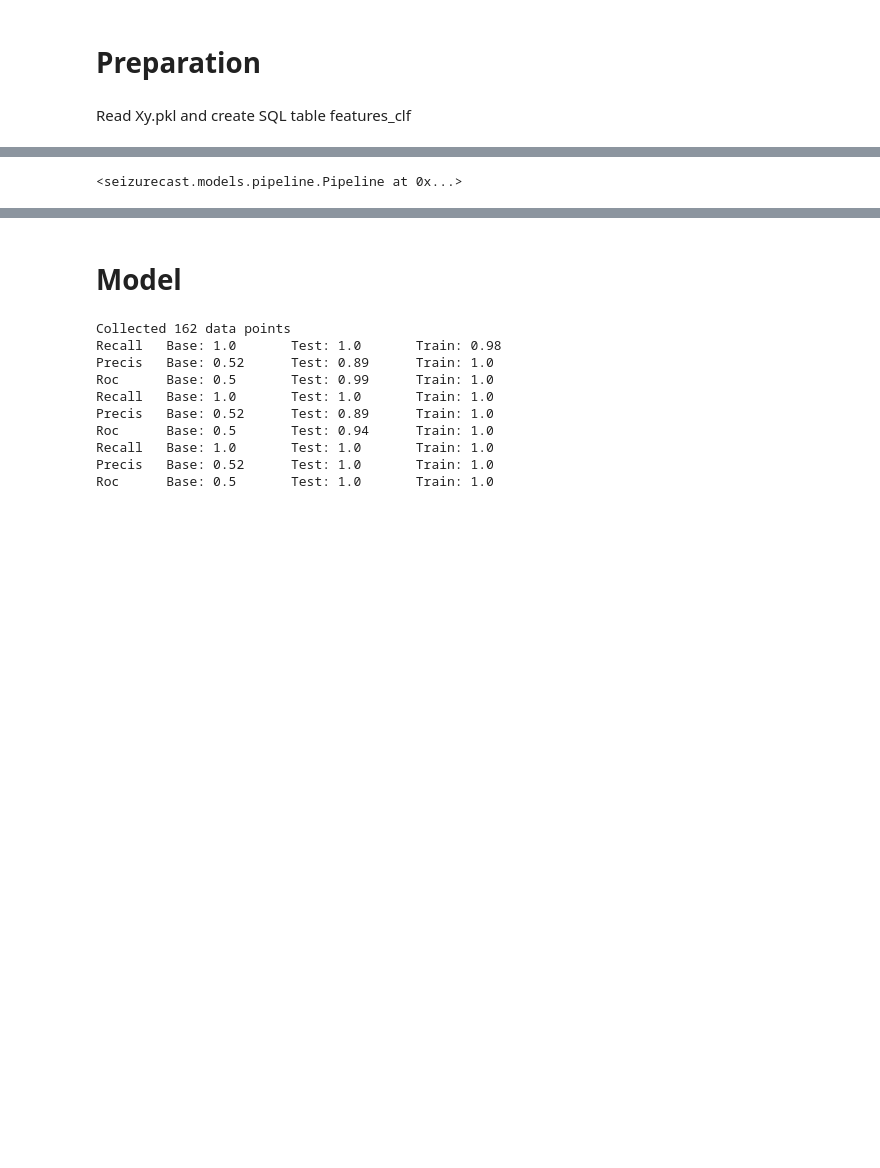
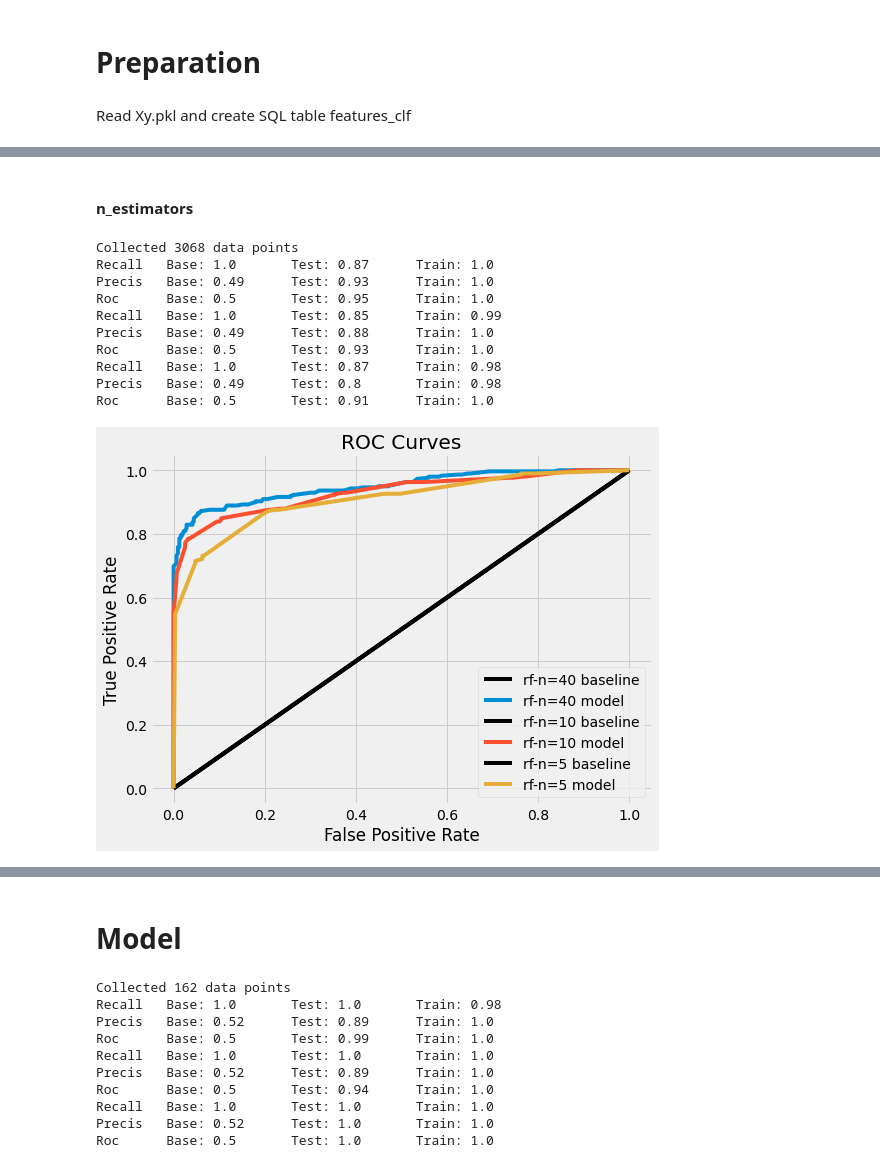
Before and after one commit to ylin00/seizurecast, a Jupyter notebook: notebooks/Model-selection.ipynb, the cells around one changed output, grey strips where cells are left out. Saved outputs shown, nothing was run; the diff lists cells and outputs as text; code cells hidden in the pictures; blank space fills up the shorter version.

Commit message:
Updated test cases

```diff
--- a/notebooks/Model-selection.ipynb
+++ b/notebooks/Model-selection.ipynb
@@ -33,7 +33,33 @@ df.head()
 | 2 | 2 | 118.398407 | 103.558887 | 217.767268 | 110.263221 | 259.158859 | 94.618777 | 282.728322 | 91.828163 | 9.295707 | 10.862188 | ... |
 | 3 | 3 | 146.201855 | 73.323898 | 143.239389 | 94.063935 | 250.564918 | 82.789087 | 190.061045 | 83.145690 | 7.629506 | 8.055133 | ... |
 | 4 | 4 | 73.529885 | 51.142607 | 79.946733 | 60.309404 | 89.267631 | 45.180769 | 111.289420 | 62.992251 | 7.774465 | 8.232175 | ... |
-# %%
-pipeline
-# %% [output]
-<seizurecast.models.pipeline.Pipeline at 0x...>
+# %% [markdown]
+#### n_estimators
+# %%
+from sklearn.ensemble import RandomForestClassifier
+from seizurecast.models.Result import Results
+
+pipeline.X = df.iloc[:,1:17].to_numpy()
+pipeline.y = df.iloc[:,17].to_numpy()
+pipeline.results = Results()
+pipeline.models = {}
+pipeline.models['rf-n=40'] = RandomForestClassifier(n_estimators=40, max_depth=None,
+                                               min_samples_split=3, random_state=0)
+pipeline.models['rf-n=10'] = RandomForestClassifier(n_estimators=10, max_depth=None,
+                                               min_samples_split=3, random_state=0)
+pipeline.models['rf-n=5'] = RandomForestClassifier(n_estimators=5, max_depth=None,
+                                               min_samples_split=3, random_state=0)
+pipeline.pipe()
+pipeline.results.plot_roc_curve()
+# %% [output]
+Collected 3068 data points
+Recall   Base: 1.0       Test: 0.87      Train: 1.0
+Precis   Base: 0.49      Test: 0.93      Train: 1.0
+Roc      Base: 0.5       Test: 0.95      Train: 1.0
+Recall   Base: 1.0       Test: 0.85      Train: 0.99
+Precis   Base: 0.49      Test: 0.88      Train: 1.0
+Roc      Base: 0.5       Test: 0.93      Train: 1.0
+Recall   Base: 1.0       Test: 0.87      Train: 0.98
+Precis   Base: 0.49      Test: 0.8       Train: 0.98
+Roc      Base: 0.5       Test: 0.91      Train: 1.0
+[figure, added]
```
Also changed, not shown: parts of 12 cells of this notebook, 3 other files.
